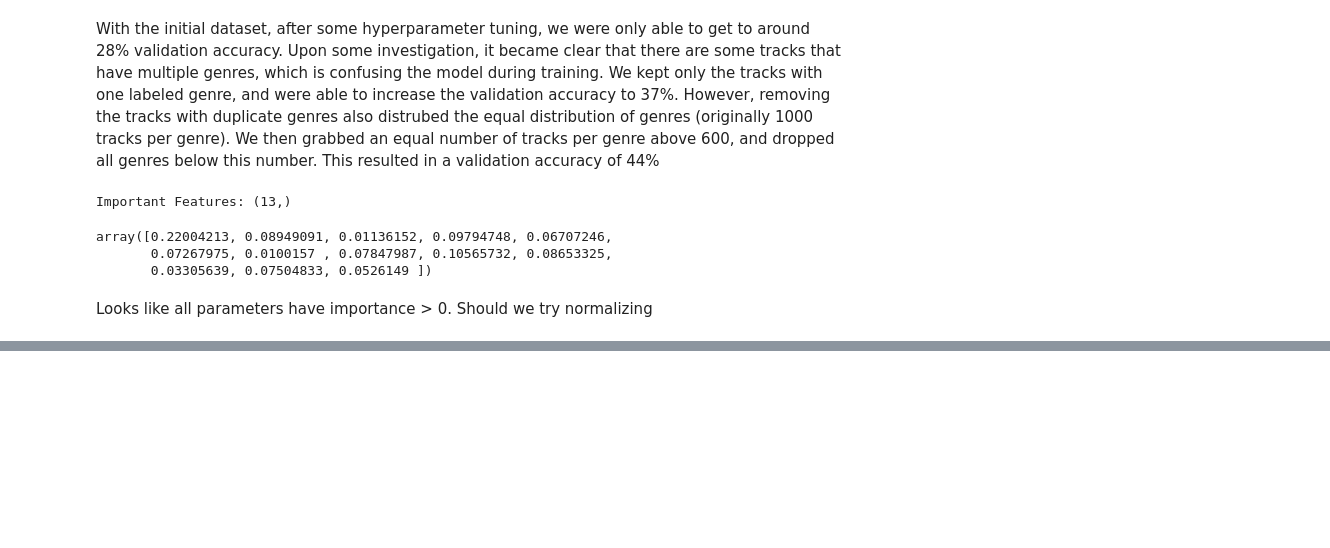
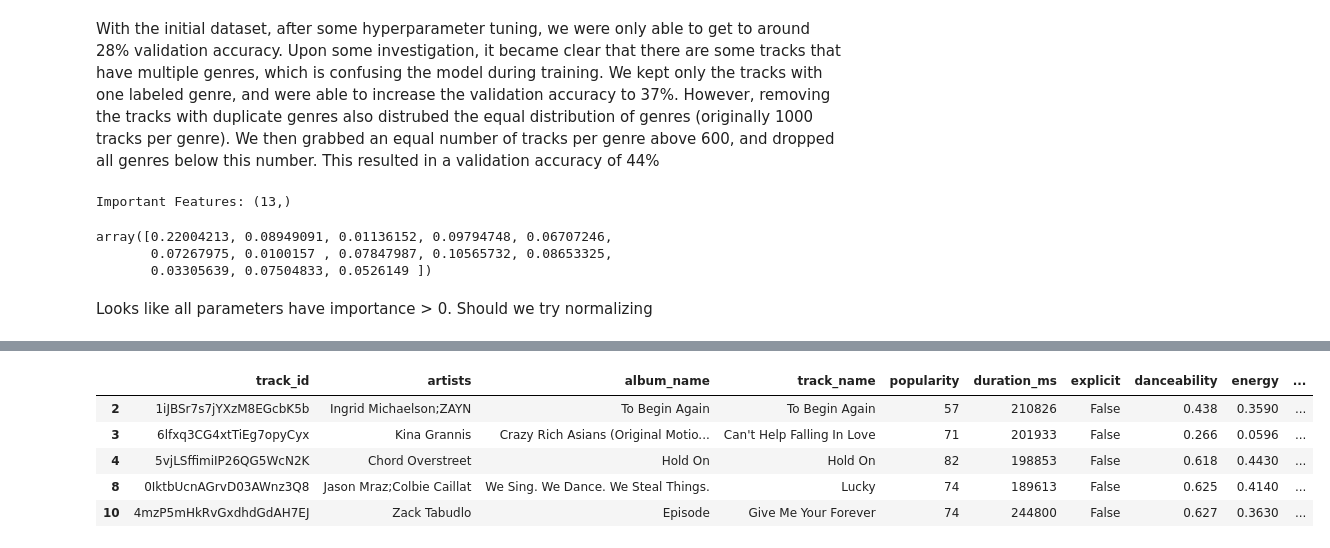
Before and after one commit to ynackash/genre-classification, a Jupyter notebook: Decision_Trees.ipynb, the cells around one changed output, grey strips where cells are left out. Drawn from its saved outputs; the diff is of its cells as text; code cells hidden in the pictures; blank space fills up the shorter version.

```diff
--- a/Decision_Trees.ipynb
+++ b/Decision_Trees.ipynb
@@ -177,0 +211,71 @@ Looks like all parameters have importance > 0. Should we try normalizing
+# %%
+##GIVE CREDIT TO KAGGLE HERE
+genre_to_category = {
+    # EDM
+    'edm': 'Electronic Dance Music',
+    'house': 'Electronic Dance Music',
+    'electro': 'Electronic Dance Music',
+    'trance': 'Electronic Dance Music',
+    'techno': 'Electronic Dance Music',
+    'dubstep': 'Electronic Dance Music',
+    'drum-and-bass': 'Electronic Dance Music',
+    'deep-house': 'Electronic Dance Music',
+    'detroit-techno': 'Electronic Dance Music',
+    'minimal-techno': 'Electronic Dance Music',
+    'progressive-house': 'Electronic Dance Music',
+    'breakbeat': 'Electronic Dance Music',
+
+    # Rock
+    'alt-rock': 'Rock',
+    'rock': 'Rock',
+    'indie': 'Rock',
+    'punk': 'Rock',
+    'punk-rock': 'Rock',
+    'hard-rock': 'Rock',
+    'metal': 'Rock',
+    'heavy-metal': 'Rock',
+    'black-metal': 'Rock',
+    'death-metal': 'Rock',
+    'grunge': 'Rock',
+
+    # Hip-Hop and R&B
+    'hip-hop': 'Hip-Hop and R&B',
+    'r-n-b': 'Hip-Hop and R&B',
+    'trap': 'Hip-Hop and R&B',
+
+    # Pop
+    'pop': 'Pop',
+    'electro-pop': 'Pop',
+    'synth-pop': 'Pop',
+    'k-pop': 'Pop',
+    'pop-film': 'Pop',
+    'power-pop': 'Pop',
+    'indie-pop': 'Pop',
+
+    # Latin & Reggae/Dancehall
+    'latin': 'Latin & Reggae/Dancehall',
+    'reggaeton': 'Latin & Reggae/Dancehall',
+    'salsa': 'Latin & Reggae/Dancehall',
+    'samba': 'Latin & Reggae/Dancehall',
+    'reggae': 'Latin & Reggae/Dancehall',
+    'dancehall': 'Latin & Reggae/Dancehall',
+
+    # Funk and Disco
+    'funk': 'Funk and Disco',
+    'disco': 'Funk and Disco',
+    'groove': 'Funk and Disco',
+
+    'classical': 'classical',
+    'country':'country',
+}
+
+# Map each track to a category
+df['music_category'] = df['track_genre'].apply(lambda x: genre_to_category.get(x, 'Other'))
+df.head()
+# %% [output]
+|  | track_id | artists | album_name | track_name | popularity | duration_ms | explicit | danceability | energy | ... |
+| 2 | 1iJBSr7s7jYXzM8EGcbK5b | Ingrid Michaelson;ZAYN | To Begin Again | To Begin Again | 57 | 210826 | False | 0.438 | 0.3590 | ... |
+| 3 | 6lfxq3CG4xtTiEg7opyCyx | Kina Grannis | Crazy Rich Asians (Original Motio... | Can't Help Falling In Love | 71 | 201933 | False | 0.266 | 0.0596 | ... |
+| 4 | 5vjLSffimiIP26QG5WcN2K | Chord Overstreet | Hold On | Hold On | 82 | 198853 | False | 0.618 | 0.4430 | ... |
+| 8 | 0IktbUcnAGrvD03AWnz3Q8 | Jason Mraz;Colbie Caillat | We Sing. We Dance. We Steal Things. | Lucky | 74 | 189613 | False | 0.625 | 0.4140 | ... |
+| 10 | 4mzP5mHkRvGxdhdGdAH7EJ | Zack Tabudlo | Episode | Give Me Your Forever | 74 | 244800 | False | 0.627 | 0.3630 | ... |
```
Also changed, not shown: parts of 18 cells of this notebook, 2 other files.
